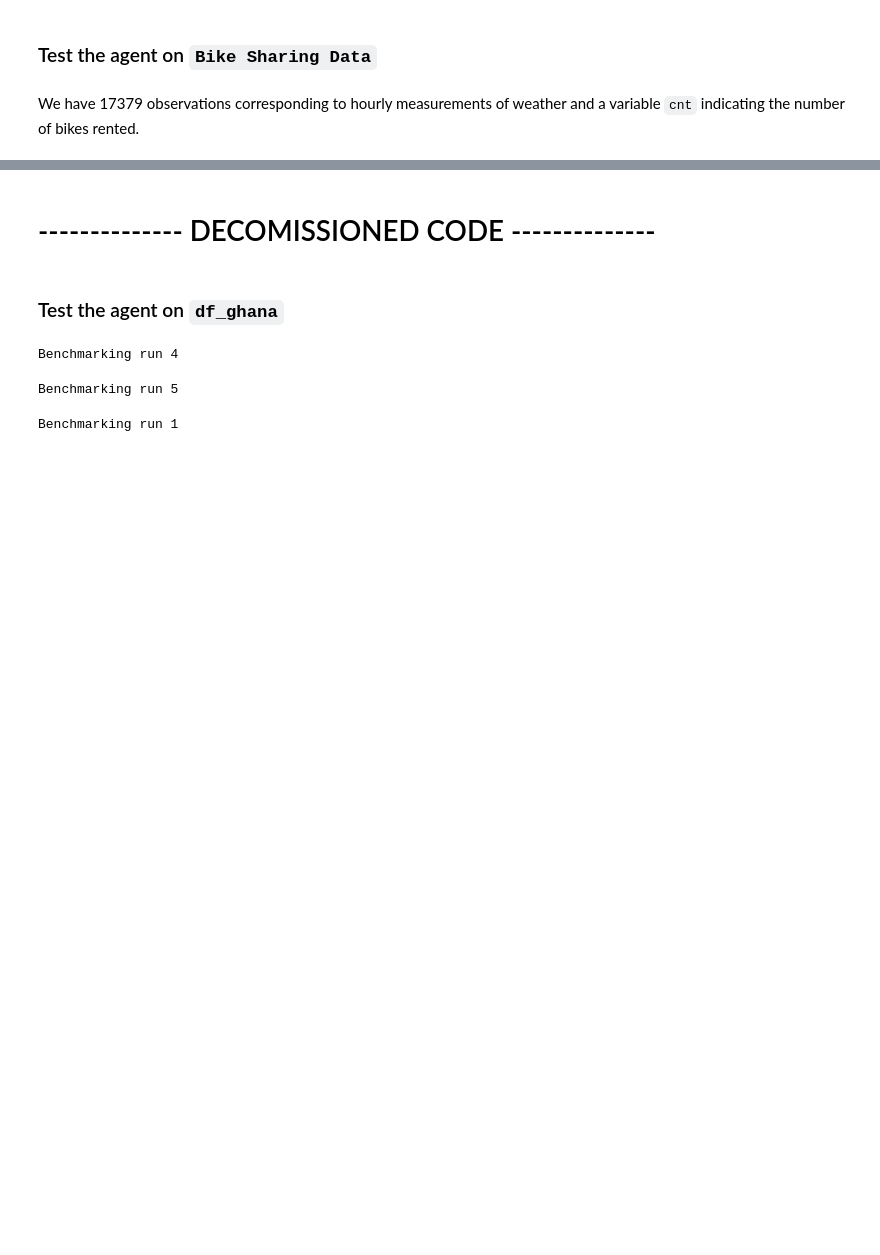
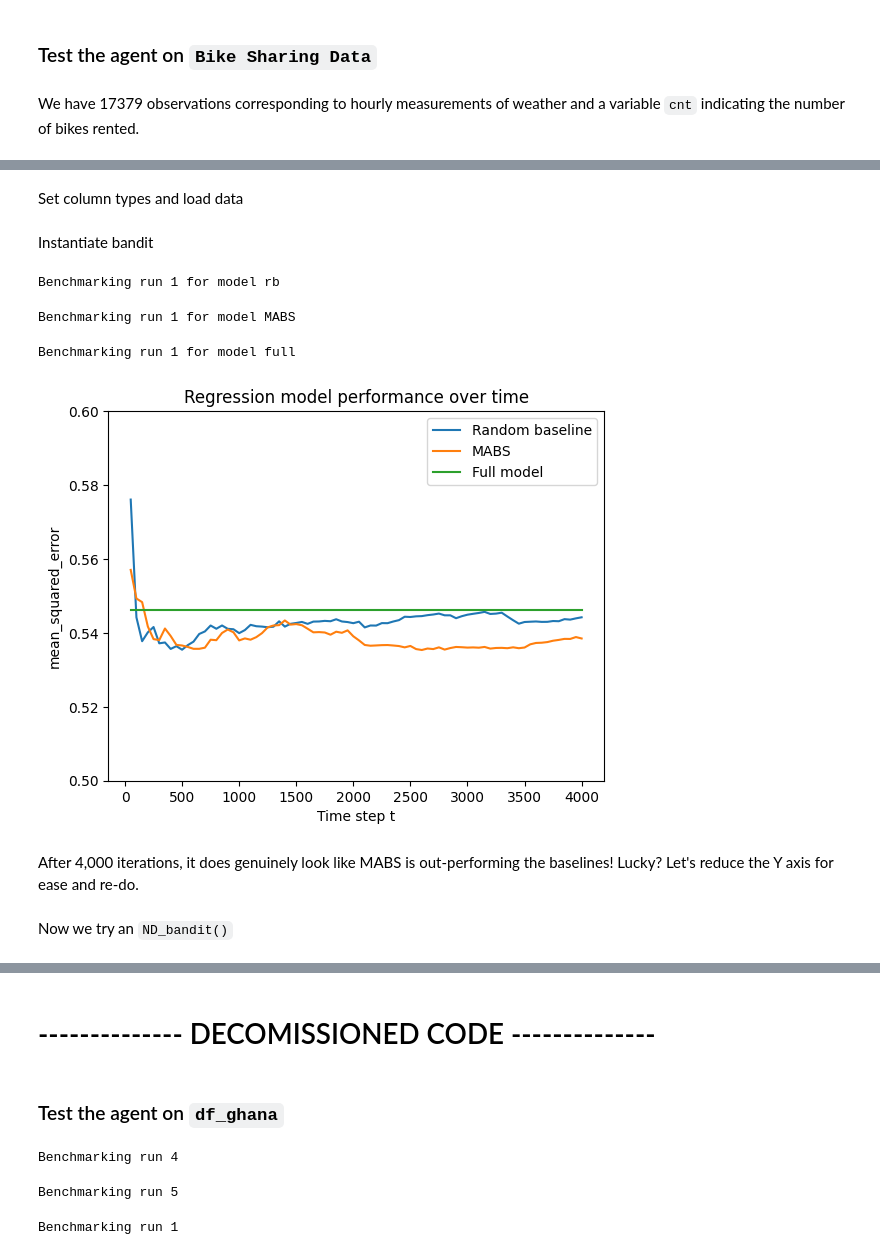
Before and after one commit to PerryChicken1/Master-Thesis, a Jupyter notebook: multi-armed-bandit.ipynb, the cells around one changed output, grey strips where cells are left out. Drawn from its saved outputs; the diff is of its cells as text; code cells hidden in the pictures; blank space fills up the shorter version.

Commit message:
New bandits
Lazy bandit and ND bandit join the team. More plots, more Pythonic class inheritance stuff

```diff
--- a/multi-armed-bandit.ipynb
+++ b/multi-armed-bandit.ipynb
@@ -774,0 +212,2 @@ bike_bandit.benchmark_MABS(n_runs=10)
+# %% [markdown]
+Set column types and load data
@@ -774,0 +258,29 @@ bike_bandit.benchmark_MABS(n_runs=10)
+# %% [markdown]
+Instantiate bandit
+# %%
+hidden_indices          = df_satellite_band[df_satellite_band['identity'] == 'train'].index.tolist()
+val_indices             = df_satellite_band[df_satellite_band['identity'] == 'val'].index.tolist()
+test_indices            = df_satellite_band[df_satellite_band['identity'] == 'test'].index.tolist()
+
+x                       = ["B01","B02","B03","B04","B05","B06","B07","B08","B8A","B09","B11","B12"]
+y                       = 'agbd'
+features                = {'pft_class':None, 'sensitivit':8, 'ch':8}
+T                       = 4000
+batch_size              = 1
+test_freq               = 50
+
+bandit_satellite        = lazy_bandit(df_satellite_band, x=x, y=y, features=features
+                                      , hidden_indices=hidden_indices, test_indices=test_indices, val_indices=val_indices
+                                      , T=T, batch_size=batch_size, test_freq=test_freq)
+# %%
+bandit_satellite.reset()
+bandit_satellite.benchmark_MABS(n_runs=1)
+# %% [output]
+Benchmarking run 1 for model rb
+Benchmarking run 1 for model MABS
+Benchmarking run 1 for model full
+[figure, added]
+# %% [markdown]
+After 4,000 iterations, it does genuinely look like MABS is out-performing the baselines! Lucky? Let's reduce the Y axis for ease and re-do.
+# %% [markdown]
+Now we try an `ND_bandit()`
```
Also changed, not shown: parts of 23 cells of this notebook, 5 other files.
